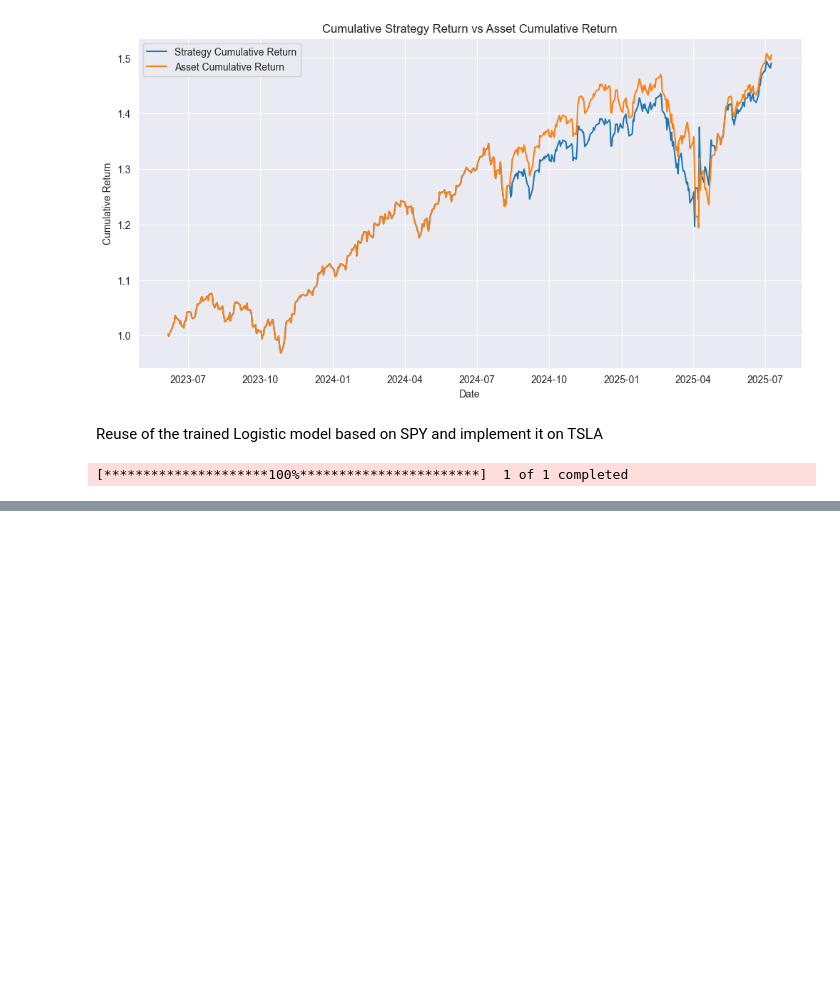
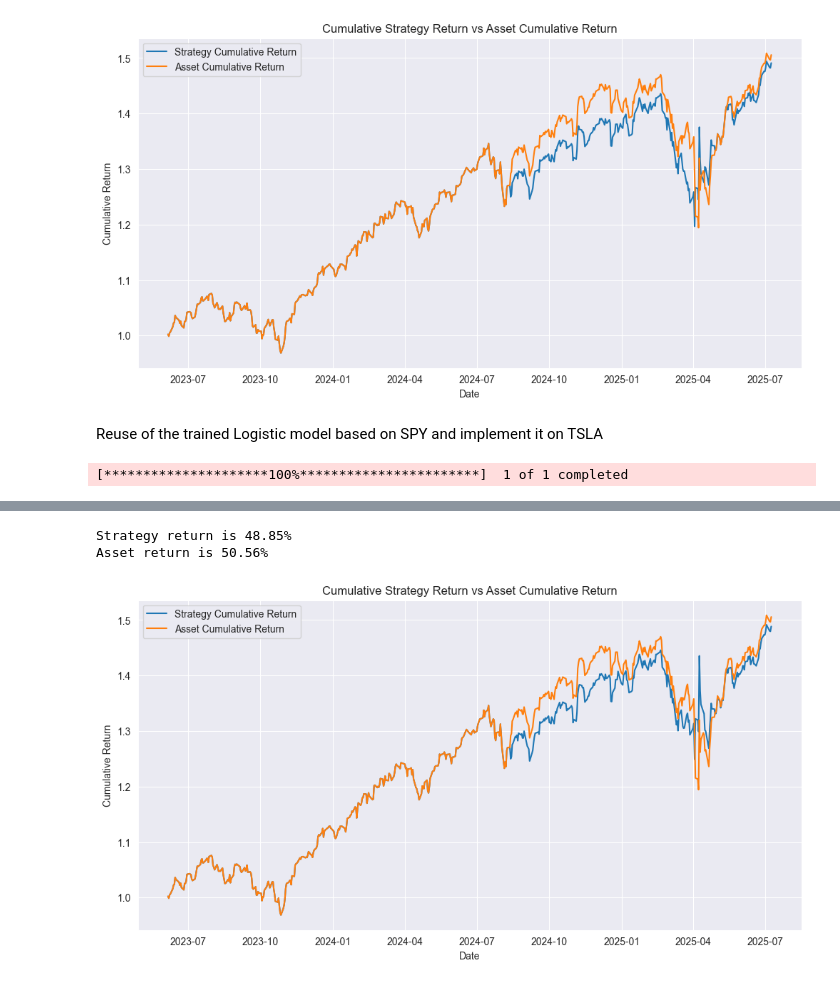
Before and after one commit to eliashuber2401/Machine-Learning-Project-Finance, a Jupyter notebook: Project main/Predictor - copy 2.ipynb, the cells around one changed output, grey strips where cells are left out. Drawn from its saved outputs; the diff is of its cells as text; code cells hidden in the pictures; blank space fills up the shorter version.

```diff
--- a/Project main/Predictor - copy 2.ipynb
+++ b/Project main/Predictor - copy 2.ipynb
@@ -1223,0 +1209,7 @@ plt.show()
+# %%
+# Model Training
+w = [0]*X_spy_reg.shape[1]
+b = 0
+optimizer = GDOptimizer(learning_rate=1e-3)
+logistic_regression = LogisticRegressionRegularization(w, b, optimizer,1e-2,'ridge')
+metrics_history_experiment = logistic_regression.fit(X_spy_reg_train, Y_spy_reg_train, num_epochs=20000, batch_size=len(X_spy_reg_train))
@@ -1223,0 +1223,2 @@ plt.show()
+# %%
+data_processed_spy_reg_experiment = process_predictions(data_spy_reg,y_pred_test_spy_reg_experiment,train_frac,pred_col_name = 'logistic_pred',logistic = True)
@@ -1223,0 +1234,18 @@ plt.show()
+# %%
+data_with_returns_spy_reg = calculate_returns(data_processed_spy_reg_experiment, pred_col='logistic_pred', return_col='Daily_Return')
+# %% [output]
+Strategy return is 48.85%
+Asset return is 50.56%
+# %%
+# Plot
+plt.figure(figsize=(12, 6))
+plt.plot(data_with_returns_spy_reg['Date'], data_with_returns_spy_reg['cumulative_strategy'], label='Strategy Cumulative Return')
+plt.plot(data_with_returns_spy_reg['Date'], data_with_returns_spy_reg['cumulative_asset'], label='Asset Cumulative Return')
+plt.xlabel('Date')
+plt.ylabel('Cumulative Return')
+plt.title('Cumulative Strategy Return vs Asset Cumulative Return')
+plt.legend()
+plt.grid(True)
+plt.show()
+# %% [output]
+[figure, added]
```
Also changed, not shown: parts of 27 cells of this notebook.
